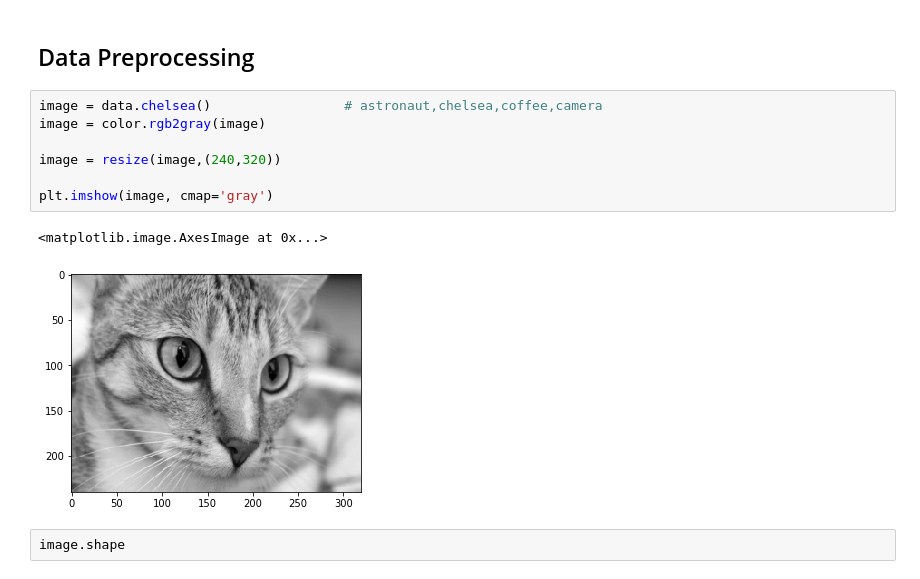
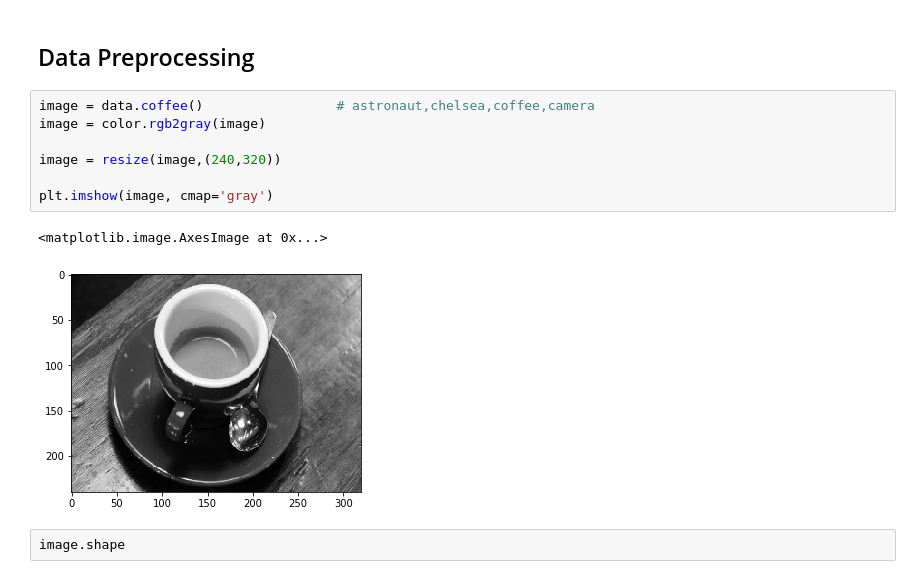
Before and after one commit to void3000/Deep-Learning-Simple-Neural-Network, a Jupyter notebook: Convolutional Network v1.1.ipynb, the cells around one changed output. Cells and saved outputs as stored; diff of their text form.

```diff
--- a/Convolutional Network v1.1.ipynb
+++ b/Convolutional Network v1.1.ipynb
@@ -13,15 +13,15 @@ from matplotlib import pyplot as plt
 # %% [markdown]
 ## Data Preprocessing
 # %%
-image = data.chelsea()                 # astronaut,chelsea,coffee,camera
+image = data.coffee()                 # astronaut,chelsea,coffee,camera
 image = color.rgb2gray(image)
 
 image = resize(image,(240,320))
 
 plt.imshow(image, cmap='gray')
 # %% [output]
 <matplotlib.image.AxesImage at 0x...>
-[figure, old version]
+[figure, new version]
 # %%
 image.shape
 # %% [output]
```
Also changed, not shown: parts of 10 cells of this notebook.
